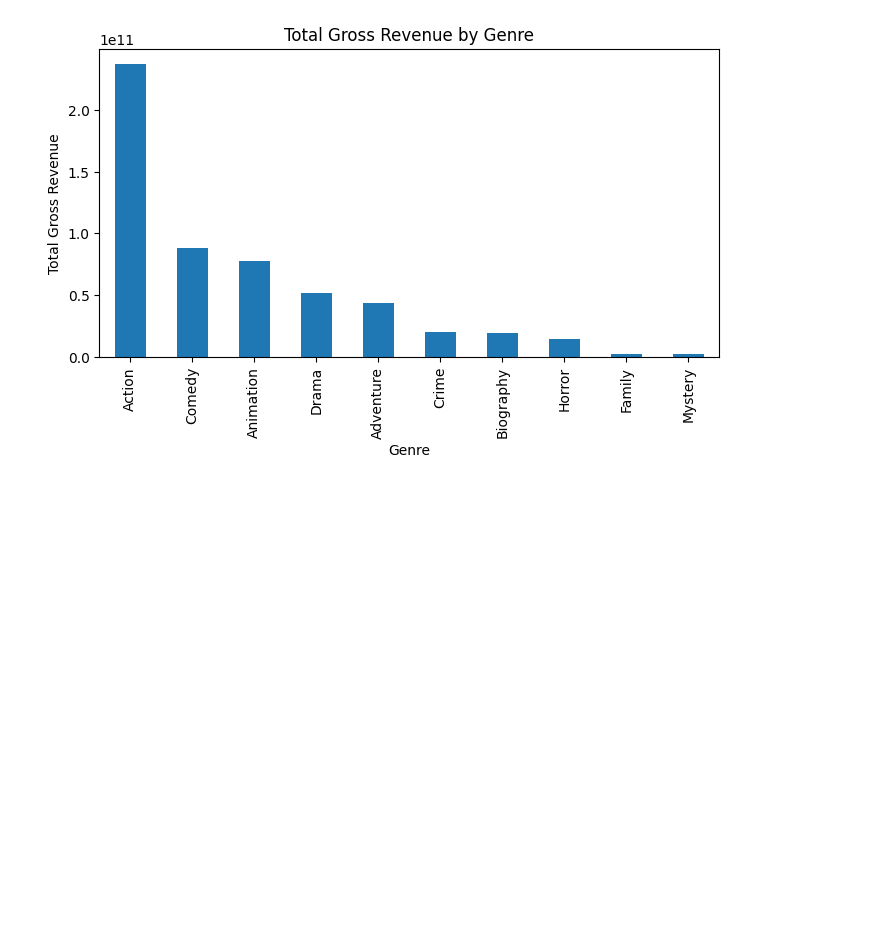
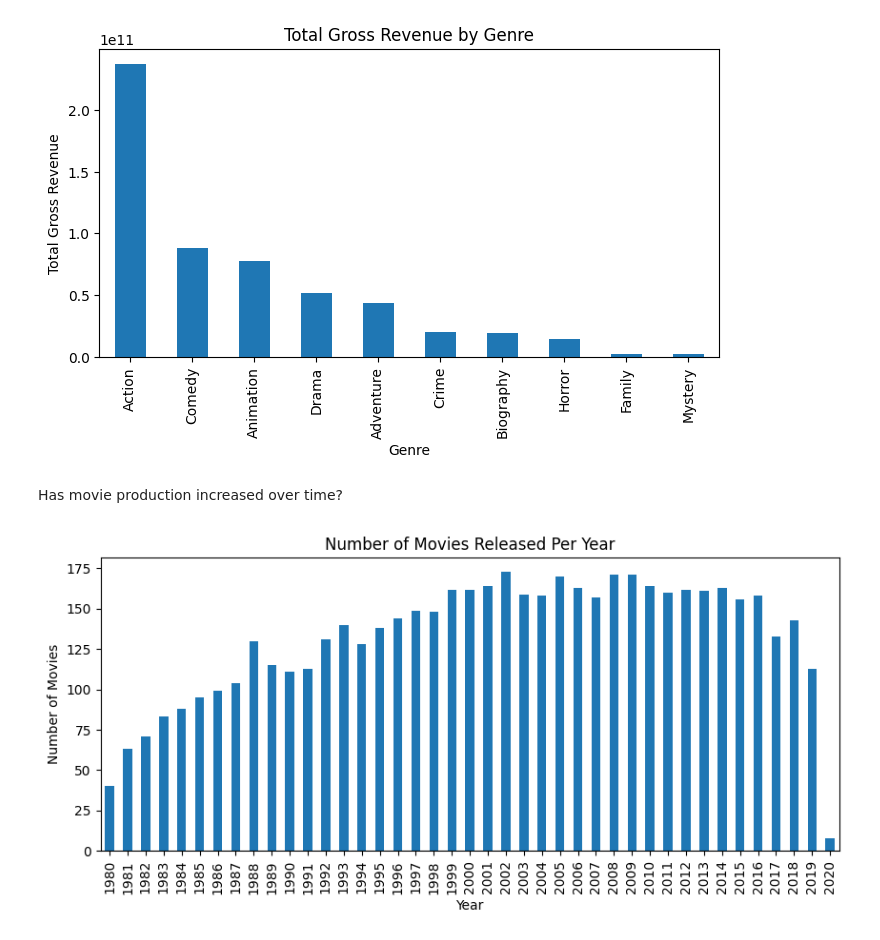
Before and after one commit to soniya-builds/Data-Analysis-Projects, a Jupyter notebook: Data Analysis With Python/Movie Industry Analysis/movies.ipynb, the cells around one changed output. Cells and saved outputs as stored; diff of their text form; code cells hidden in the pictures; blank space fills up the shorter version.

```diff
--- a/Data Analysis With Python/Movie Industry Analysis/movies.ipynb
+++ b/Data Analysis With Python/Movie Industry Analysis/movies.ipynb
@@ -331,3 +331,16 @@ plt.ylabel("Total Gross Revenue")
 plt.show()
 # %% [output]
 [figure]
+# %% [markdown]
+Has movie production increased over time?
+# %%
+movies_per_year = df['year'].value_counts().sort_index()
+
+plt.figure(figsize=(10,4))
+movies_per_year.plot(kind='bar')
+plt.title("Number of Movies Released Per Year")
+plt.xlabel("Year")
+plt.ylabel("Number of Movies")
+plt.show()
+# %% [output]
+[figure, added]
```
